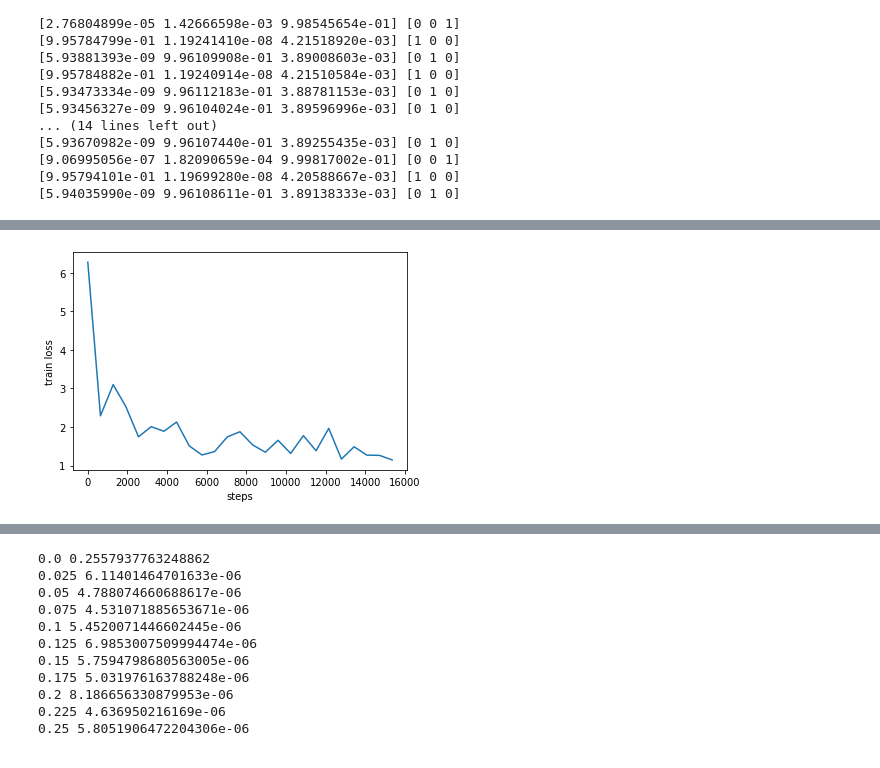
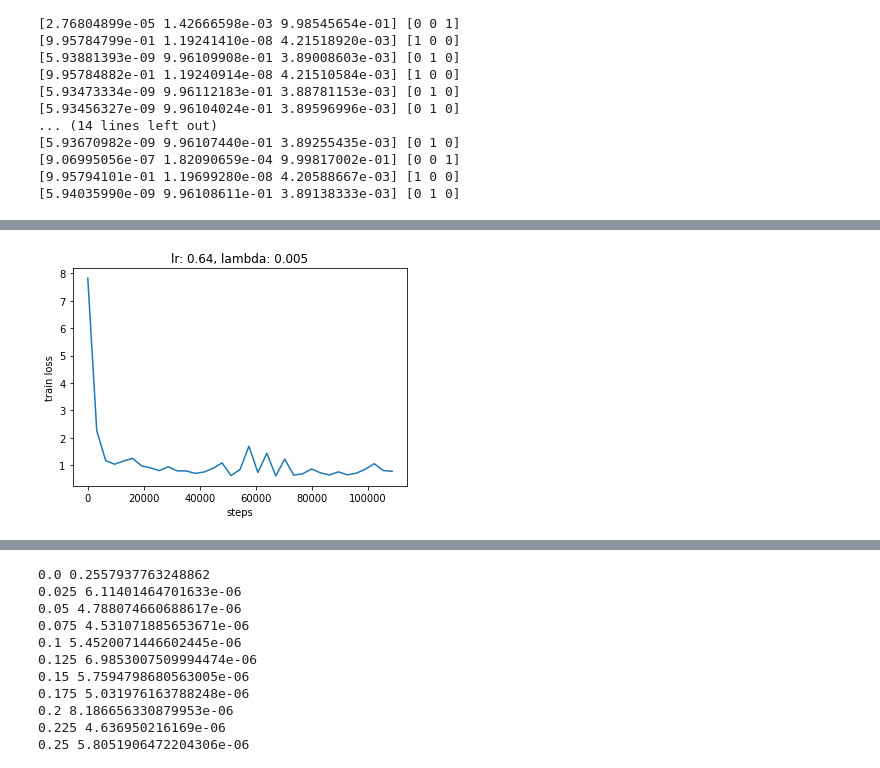
Before and after one commit to victoRambaud/auto_diff_neural_network, a Jupyter notebook: autodiff_lab_work.ipynb, the cells around one changed output, grey strips where cells are left out. Saved outputs shown, nothing was run; the diff lists cells and outputs as text; code cells hidden in the pictures.

Commit message:
ridge regression and true batch sgd

```diff
--- a/autodiff_lab_work.ipynb
+++ b/autodiff_lab_work.ipynb
@@ -560,11 +572,15 @@ fashion_model = FeedForwardNetwork(cat_cross_entropy_loss, n, shapes, activation
 
 batch_size = 64
 lr = 0.01
+lr *= batch_size
 num_epochs = 15
-plot_frequency = 10
+plot_frequency = 50
 
 axis = list()
 loss_values = list()
+accuracies = list()
+ridge_reglarisation = True
+lmbd = 0.005
 
 for e in range(num_epochs):
     for i, (imgs, labels) in enumerate(fashion_mnist_generator(train_images, train_labels, batch_size)):
@@ -574,11 +590,30 @@ for e in range(num_epochs):
     #     print()
     #     print()
     #     [model.update_params(a[2], lr) for a in auto_diffs]
-        for a in auto_diffs:
-    #         print(a[2])
-            fashion_model.update_params(a[2], lr)
+        avg_grads = [
+            np.average([J[k] for _, _, J in auto_diffs if J[k] is not None], axis=0)
+            if auto_diffs[0][2][k] is not None else None for k in range(len(auto_diffs[0][2]))
+        ]
+        if ridge_reglarisation:
+            ridge_grads = [2 * lmbd * p if p is not None else None for p in fashion_model.params]
+#             print([r.shape if r is not None else None for r in ridge_grads])
+#             print([r.shape if r is not None else None for r in avg_grads])
+#             print(len(ridge_grads), ridge_grads)
+#             print(len(avg_grads), avg_grads)
+            avg_grads = [a + r if a is not None else None for a, r in zip(avg_grads, ridge_grads)]
+#         avg_grads = [np.average([l1, l2, l3], axis=0) for l1, l2, l3 in zip(L1, L2, L3)]
+        fashion_model.update_params(avg_grads, lr)
+#         for a in auto_diffs:
+#     #         print(a[2])
+#             fashion_model.update_params(a[2], lr)
         if i % plot_frequency == 0:
+            acc = get_accuracy(val_images, val_labels, batch_size)
+            accuracies.append(acc)
             axis.append(i * batch_size + len(train_labels) * e)
             loss_values.append(np.average([a[0][-1] for a in auto_diffs]))
-            print('Epoch {}, {:2f}%, loss = {:2f}'.format(e, i * batch_size * 100 / len(train_labels), np.average([a[0][-1] for a in auto_diffs])))
+            print(
+                'Epoch {}, {:2f}%, loss = {:2f}, acc = {:2f}'.format(
+                    e, i * batch_size * 100 / len(train_labels), np.average([a[0][-1] for a in auto_diffs]), acc
+                )
+            )
 # %% [output]
@@ -631,9 +658,10 @@ for i, (imgs, labels) in enumerate(fashion_mnist_generator(val_images, val_label
 # %%
 import matplotlib.pyplot as plt
 
 plt.plot(axis, loss_values)
 plt.ylabel('train loss')
 plt.xlabel('steps')
+plt.title('lr: {}, lambda: {}'.format(lr, lmbd))
 plt.show()
 # %% [output]
-[figure, old version]
+[figure, new version]
```
Also changed, not shown: parts of 6 cells of this notebook.
